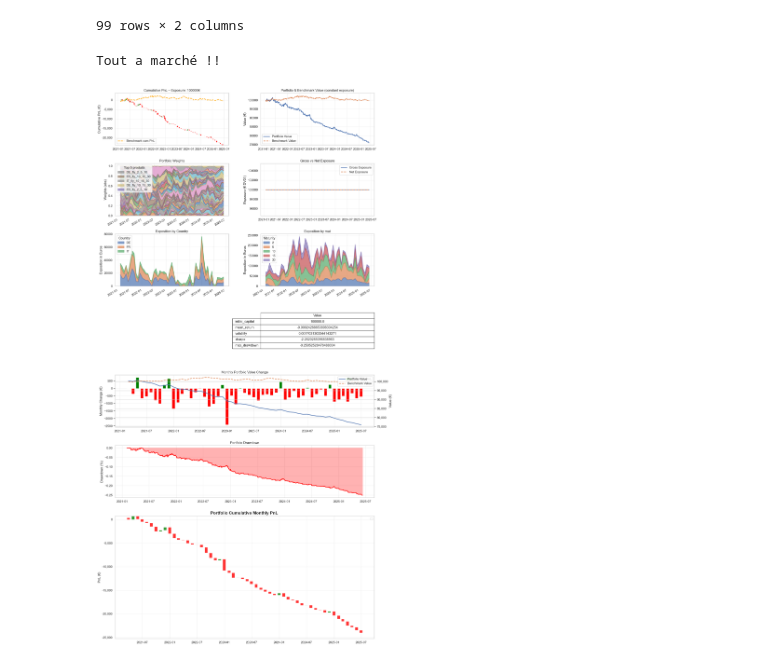
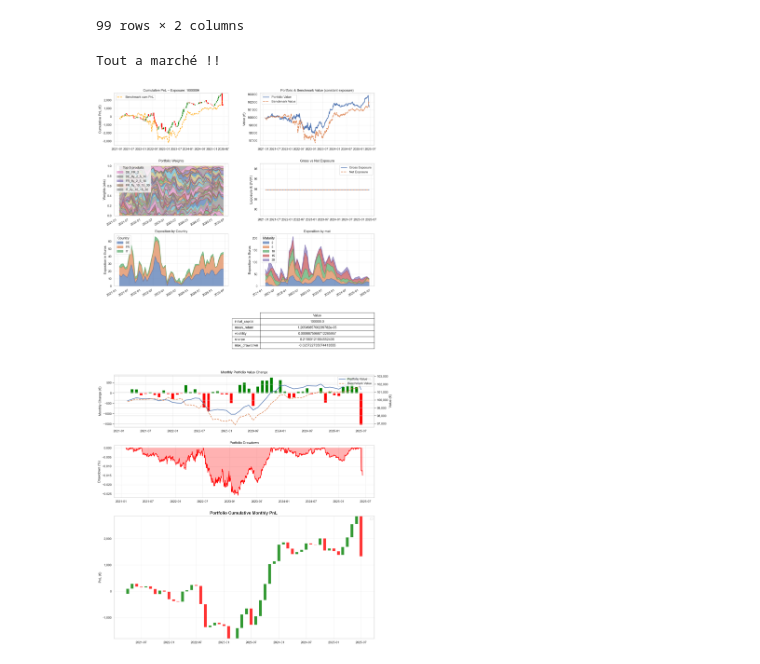
Before and after one commit to pradosth0/Markowitz_based_portfolio_allocation, a Jupyter notebook: pf_bond.ipynb, the cells around one changed output. Cells and saved outputs as stored; diff of their text form; code cells hidden in the pictures.

Commit message:
Fix bond carry/DV01 and spread curve construction

```diff
--- a/pf_bond.ipynb
+++ b/pf_bond.ipynb
@@ -280,10 +289,10 @@ plt.show()
 val1 = "ret_total_per_dv01"
 val2 = "pnl_total_unit"
 
-data_completed = data[["time_stamp", "country_iso", "mat_cat", val1, val2]].copy()
+data_completed = data[["time_stamp", "country_iso", "mat_cat", val1, val2, "dv01"]].copy()
 data_completed["product"] = data_completed["country_iso"].astype(str) + "_" + data_completed["mat_cat"].astype(str)
 data_completed = data_completed.drop(columns=["country_iso", "mat_cat"])
 data_completed["time_stamp"] = pd.to_datetime(data_completed["time_stamp"])
-
+dv01_ref = data_completed["dv01"].median()
 data_completed.head()
 # %% [output]
@@ -309,6 +318,6 @@ bond_bidoffer_yield = (
     .median()
     .rename("bidoffer_yield_bond")
 )
-
+bond_bidoffer_yield_bp = bond_bidoffer_yield
 bond_bidoffer_yield.head()
 # %% [output]
@@ -510,8 +525,12 @@ bid_offer_multiplier = {
     "spread": 0.5,
     "curve": 0.4,
 }
-long = add_spread_curve(data_completed,value_col="pnl_total_unit",  bond_bidoffer_yield=bond_bidoffer_yield)
-long2 = add_spread_curve(data_completed,value_col="ret_total_per_dv01",  bond_bidoffer_yield=bond_bidoffer_yield)
+
+long = add_spread_curve(data_completed,value_col="pnl_total_unit",  bond_bidoffer_yield=bond_bidoffer_yield_bp)
+long2 = add_spread_curve(data_completed,value_col="ret_total_per_dv01",  bond_bidoffer_yield=bond_bidoffer_yield_bp)
+long_dv01 = add_spread_curve(data_completed, value_col="dv01", bond_bidoffer_yield=None)
+dv01_by_product = long_dv01.groupby("product")["dv01"].median()
+
 long["ret_total_per_dv01"] = long2["ret_total_per_dv01"]
 long.head(10)
 
@@ -1198,16 +1250,16 @@ class TimeSeriesPortfolio:
             w_bm = pf.benchmark_weights.reindex(self.asset_universe).iloc[:, 0].fillna(0.0)
 
             # 2) Normalisation des expositions
-            target_notional = self.capital_init
+            target_dv01 = self.capital_init * dv01_ref
             denom_pf = np.sum(np.abs(w_full.values))
             if denom_pf > 0:
-                exposure_full = w_full * (target_notional / denom_pf)
+                exposure_full = w_full * (target_dv01 / denom_pf)
             else:
                 exposure_full = w_full.copy()
 
             denom_bm = np.sum(np.abs(w_bm.values))
             if denom_bm > 0:
-                exposure_bm_full = w_bm * (target_notional / denom_bm)
+                exposure_bm_full = w_bm * (target_dv01 / denom_bm)
             else:
                 exposure_bm_full = w_bm.copy()
 
@@ -1217,7 +1269,14 @@ class TimeSeriesPortfolio:
 
             # coût total = somme |delta_expo| * bid_offer_yield_effectif
             # (bid_offer_yield est déjà une "demi-spread" efficace par ton design)
-            tc_total = np.sum(np.abs(delta_exposure_full.values) * bo_full.values)
+            #tc_total = np.sum(np.abs(delta_exposure_full.values) * bo_full.values)
+            # dv01 par produit (bp price impact)
+            dv01_full = self.dv01_by_product.reindex(self.asset_universe).fillna(0.0).values
+
+            # bid/offer en bp (q25_spread_yield est en décimal -> *1e4)
+            bo_bp = bo_full.values * 100
+
+            tc_total = np.sum(np.abs(delta_exposure_full.values) * bo_bp)
 
             # on met à jour les expositions précédentes
             prev_exposure_full = exposure_full.copy()
@@ -1229,7 +1288,7 @@ class TimeSeriesPortfolio:
             R_slice = R_slice_long.pivot(
                 index="time_stamp",
                 columns="product",
-                values="pnl_total_unit"
+                values="ret_total_per_dv01"
             )
 
             # On garde uniquement les colonnes de l’univers global (intersection)
@@ -1517,27 +1576,28 @@ df_weights
 # %%
 start_date = "2021-01-01"
 end_date   = "2025-06-10"
 
 
 tspf = TimeSeriesPortfolio(
     data=long,
     start_date="2021-01-01",
     end_date="2025-06-10",
     rebalance_freq="1M",
     long_only=True,
     lamb=1,
     benchmark="ew",
     span=3,
     delta=0.05,
-    tc_gamma=0.5,   # intensité des coûts dans l’optimisation
+    tc_gamma=0.2,   # intensité des coûts dans l’optimisation
     initial_weights= df_weights["weight"]
 )
+tspf.dv01_by_product = dv01_by_product
 
 
 tspf.generate_portfolios()
 
 viz = PortfolioDashboardVisualizer(tspf)
 viz.plot_dashboard()
 # %% [output]
 Tout a marché !!
-[figure, old version]
+[figure, new version]
```
Also changed, not shown: parts of 19 cells of this notebook, 1 other file.
